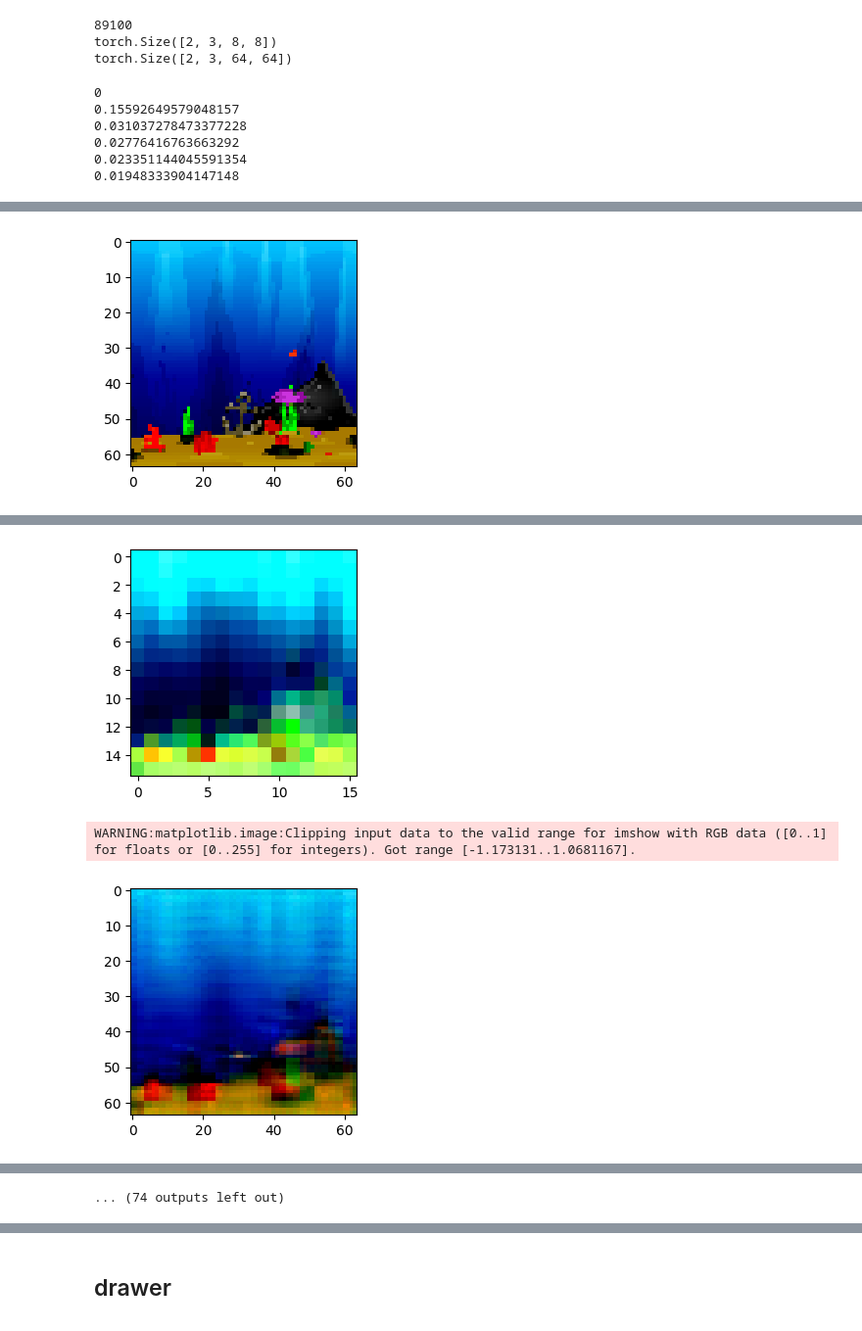
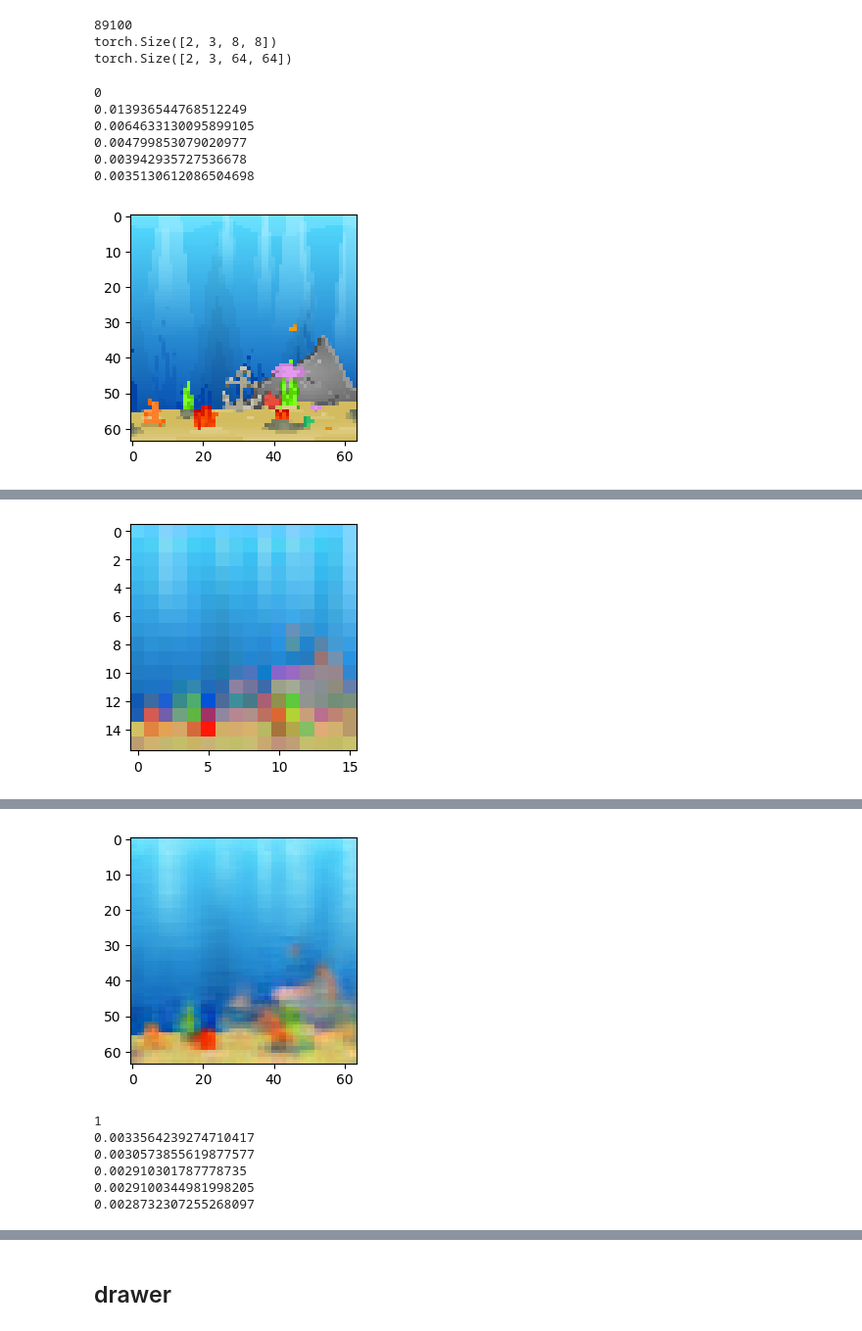
Before and after one commit to eisbetterthanpi/Autoencoder, a Jupyter notebook: VQ_VAE.ipynb, the cells around one changed output, grey strips where cells are left out. Shown: that part at 98% size. Cells and saved outputs as stored; diff of their text form; code cells hidden in the pictures.

```diff
--- a/VQ_VAE.ipynb
+++ b/VQ_VAE.ipynb
@@ -27,8 +27,8 @@ class BufferDataset(Dataset): # https://github.com/karpathy/minGPT
     def __init__(self, buffer, seq_len):
         self.data = [step for episode in buffer for step in episode] # 0.00053
         self.seq_len = seq_len
-        self.transform = transforms.Compose([transforms.ToTensor(), transforms.Normalize((0.5, 0.5, 0.5), (0.5, 0.5, 0.5))])
-        # self.transform = transforms.Compose([transforms.ToTensor()])
+        # self.transform = transforms.Compose([transforms.ToTensor(), transforms.Normalize((0.5, 0.5, 0.5), (0.5, 0.5, 0.5))])
+        self.transform = transforms.Compose([transforms.ToTensor()])
 
     def __len__(self):
         return len(self.data)
@@ -337,6 +369,12 @@ class AttentionBlock(nn.Module):
 import torch
 import torch.nn as nn
 device = 'cuda' if torch.cuda.is_available() else 'cpu'
+
+class Res(nn.Module):
+    def __init__(self, model):
+        super().__init__()
+        self.model = model
+    def forward(self, x): return x + self.model(x)
 
 class VQVAE(nn.Module):
     def __init__(self, in_ch=3, d_model=16, out_ch=None, depth=4, num_res_blocks=1, n_head=-1, d_head=4):
@@ -346,16 +384,28 @@ class VQVAE(nn.Module):
         mult = [1,1,1,1] # [1,2,3,4] [1,1,1,1] [1,2,2,2]
         ch_list = [d_model * m for m in mult] # [128, 256, 384, 512]
         self.encoder = nn.Sequential(
-            UpDownBlock(3, ch_list[0], r=1/2),
-            AttentionBlock(ch_list[0], d_head=4),
+            # ResBlock(in_ch),
+            UpDownBlock(in_ch, ch_list[0], r=1/2),
+            # AttentionBlock(ch_list[0], d_head=d_head),
+            # AttentionBlock(ch_list[0], d_head=d_head),
+            # ResBlock(ch_list[0]),
+            # Res(UIB(ch_list[0], mult=4)),
             UpDownBlock(ch_list[0], out_ch, r=1/2),
+            # ResBlock(out_ch),
+            # Res(UIB(out_ch, mult=4)),
         )
         self.decoder = nn.Sequential(
+            # ResBlock(out_ch),
+            # Res(UIB(out_ch, mult=4)),
             UpDownBlock(out_ch, ch_list[0], r=2),
-            AttentionBlock(ch_list[0], d_head=4),
+            # AttentionBlock(ch_list[0], d_head=d_head),
+            # AttentionBlock(ch_list[0], d_head=d_head),
+            # ResBlock(ch_list[0]),
+            # Res(UIB(ch_list[0], mult=4)),
             UpDownBlock(ch_list[0], in_ch, r=2),
+            # ResBlock(in_ch),
         )
-        # self.vq = FSQ(levels = out_ch*[8])
+        # self.vq = FSQ(levels = out_ch*[1024])
 
     def forward(self, x):
         x = self.encoder(x)
@@ -617,8 +667,7 @@ def train(model, optim, dataloader, scheduler=None):
         # if i%10 == 0:
             # with torch.no_grad():
             #     state = buffer[12][40][0]
-            #     transform = transforms.Compose([transforms.ToTensor(), transforms.Normalize((0.5, 0.5, 0.5), (0.5, 0.5, 0.5))])
-            #     # transform = transforms.Compose([transforms.ToTensor()])
+                # transform = transforms.Compose([transforms.ToTensor()])
             #     x = transform(state).unsqueeze(0).to(device)#[0]
             #     out = model(x).squeeze(0)
             #     sx = model.encoder(x).squeeze(0)
@@ -627,42 +676,38 @@ def train(model, optim, dataloader, scheduler=None):
             #     imshow(torchvision.utils.make_grid(out.cpu()))
 
         if scheduler is not None: scheduler.step()
         try: wandb.log({"loss": loss.item()})
         except NameError: pass
         if i % 100 == 0: print(loss.item())
 
 
 # for i in range(1):
-for i in range(20): # 10
+for i in range(10): # 10
     print(i)
     train(model, optim, train_loader)
 
     model.eval()
     with torch.no_grad():
         # z = torch.randn(1,z_dim,8,8).to(device)
         # _, z, _ = model.vq(z)
         # z = model.quantise(z)
 
         # out = model.decode(z)
         # imshow(torchvision.utils.make_grid(out.cpu()))
 
         state = buffer[12][40][0]
-        transform = transforms.Compose([transforms.ToTensor(), transforms.Normalize((0.5, 0.5, 0.5), (0.5, 0.5, 0.5))])
-        # transform = transforms.Compose([transforms.ToTensor()])
+        transform = transforms.Compose([transforms.ToTensor()])
         x = transform(state).unsqueeze(0).to(device)#[0]
-
-
-        # out, _ = model(x)
-        # out = model(x)
         sx = model.encoder(x)
         out = model.decoder(sx)
         imshow(torchvision.utils.make_grid(x.cpu()))
         imshow(torchvision.utils.make_grid(sx.cpu()))
         imshow(torchvision.utils.make_grid(out.cpu()))
 # %% [output]
 0
-0.15592649579048157
-0.031037278473377228
-0.02776416763663292
-0.023351144045591354
-0.01948333904147148
+0.013936544768512249
+0.0064633130095899105
+0.004799853079020977
+0.003942935727536678
+0.0035130612086504698
+[figure, new version]
@@ -670 +715 @@ WARNING:matplotlib.image:Clipping input data to the valid range for imshow with
-[figure, old version]
+[figure, new version]
@@ -672,3 +717,7 @@ WARNING:matplotlib.image:Clipping input data to the valid range for imshow with
-[figure, old version]
+[figure, new version]
-WARNING:matplotlib.image:Clipping input data to the valid range for imshow with RGB data ([0..1] for floats or [0..255] for integers). Got range [-1.173131..1.0681167].
+1
+0.0033564239274710417
+0.0030573855619877577
+0.002910301787778735
+0.0029100344981998205
+0.0028732307255268097
-[figure, old version]
@@ -685,4 +730,3 @@ WARNING:matplotlib.image:Clipping input data to the valid range for imshow with
-... (74 outputs left out)
 # %%
 # @title wandb
 !pip install -q wandb
```
Also changed, not shown: parts of 10 cells of this notebook.
